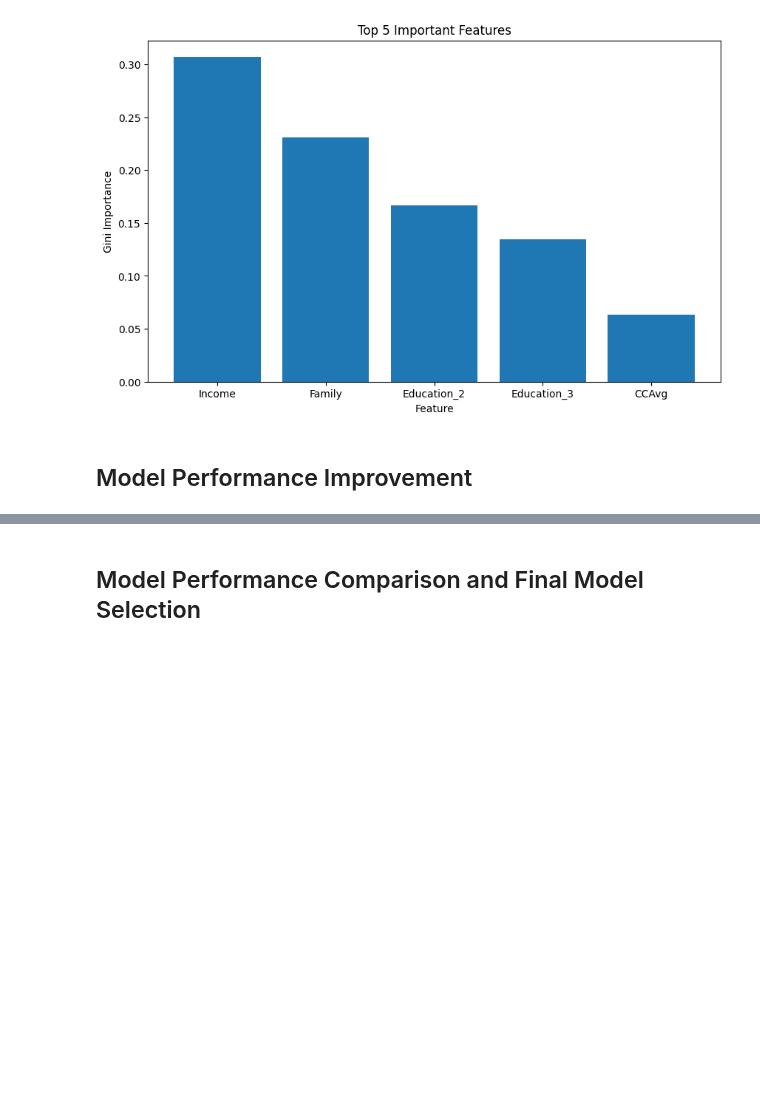
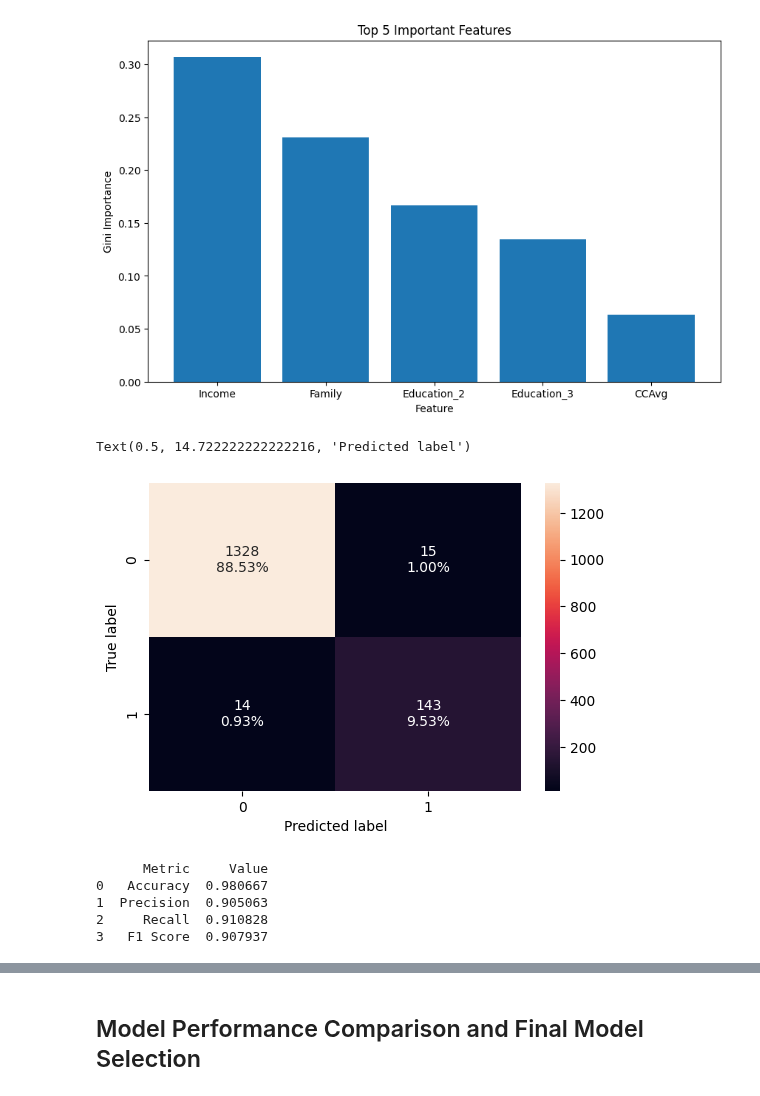
Before and after one commit to ankur0405/LearningPython, a Jupyter notebook: AIML_ML_Project_full_code_notebook.ipynb, the cells around one changed output, grey strips where cells are left out. Drawn from its saved outputs; the diff is of its cells as text; code cells hidden in the pictures; blank space fills up the shorter version.

```diff
--- a/AIML_ML_Project_full_code_notebook.ipynb
+++ b/AIML_ML_Project_full_code_notebook.ipynb
@@ -409,5 +411,44 @@ plt.title('Top 5 Important Features')
 plt.show()
 # %% [output]
 [figure]
-# %% [markdown]
-## Model Performance Improvement
+# %%
+#checking model performance on test data
+y_predict_test = dtree.predict(X_test)
+conf_mtrx_test = confusion_matrix(y_test, y_predict_test)
+labels = np.asarray([["{0:0.0f}".format(item) + "\n{0:.2%}".format(item / conf_mtrx_test.flatten().sum())] for item in conf_mtrx_test.flatten()]).reshape(2, 2)
+plt.figure(figsize=(6, 4))
+sns.heatmap(conf_mtrx_test, annot=labels, fmt="")
+plt.ylabel("True label")
+plt.xlabel("Predicted label")
+# %% [output]
+Text(0.5, 14.722222222222216, 'Predicted label')
+[figure, added]
+# %%
+#Classify model performance on test data
+predict_test = dtree.predict(X_test)
+
+# Compute F1-score
+f1_test = f1_score(y_test, predict_test)
+
+# Compute Accuracy
+accuracy_test = accuracy_score(y_test, predict_test)
+
+# Compute Precision
+precision_test = precision_score(y_test, predict_test)
+
+# Compute Recall
+recall_test = recall_score(y_test, predict_test)
+
+results_df_test = pd.DataFrame({
+    'Metric': ['Accuracy', 'Precision', 'Recall', 'F1 Score'],
+    'Value': [accuracy_test, precision_test, recall_test, f1_test]
+})
+
+# Display the results
+print(results_df_test)
+# %% [output]
+      Metric     Value
+0   Accuracy  0.980667
+1  Precision  0.905063
+2     Recall  0.910828
+3   F1 Score  0.907937
```
Also changed, not shown: parts of 16 cells of this notebook.
